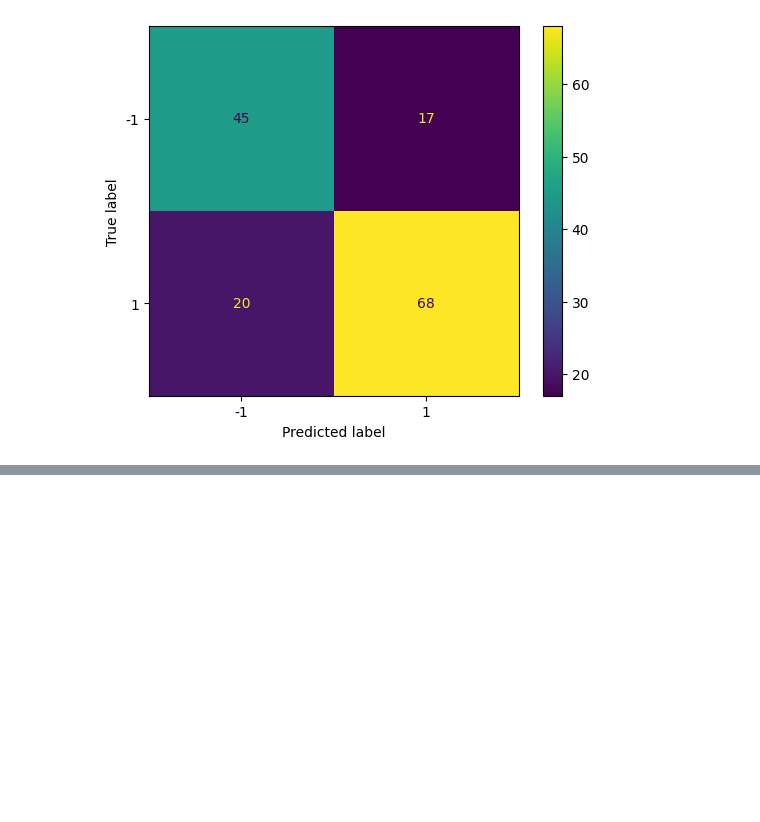
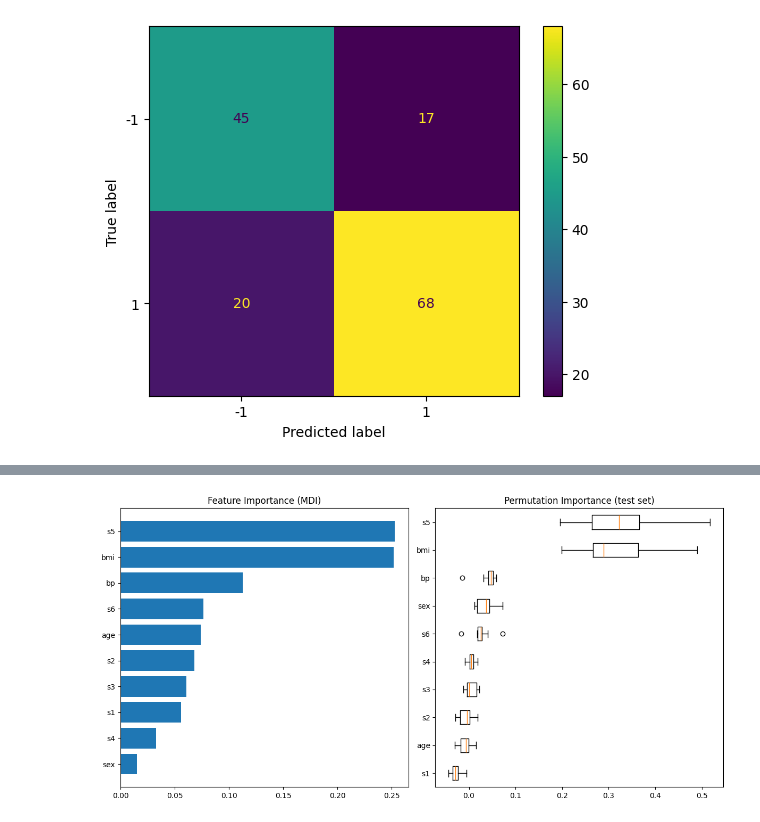
Before and after one commit to Manireddy69/Machine_learning, a Jupyter notebook: Classification/Ensemble methods.ipynb, the cells around one changed output, grey strips where cells are left out. Cells and saved outputs as stored; diff of their text form; code cells hidden in the pictures; blank space fills up the shorter version.

```diff
--- a/Classification/Ensemble methods.ipynb
+++ b/Classification/Ensemble methods.ipynb
@@ -181,0 +337,37 @@ ConfusionMatrixDisplay.from_estimator(ada, X_test, y_test)
+# %%
+import matplotlib
+from sklearn import datasets
+diabetes = datasets.load_diabetes()
+feature_importance = reg.feature_importances_
+sorted_idx = np.argsort(feature_importance)
+pos = np.arange(sorted_idx.shape[0]) + 0.5
+fig = plt.figure(figsize=(12, 6))
+plt.subplot(1, 2, 1)
+plt.barh(pos, feature_importance[sorted_idx], align="center")
+plt.yticks(pos, np.array(diabetes.feature_names)[sorted_idx])
+plt.title("Feature Importance (MDI)")
+
+result = permutation_importance(
+    reg, X_test, y_test, n_repeats=10, random_state=42, n_jobs=2
+)
+sorted_idx = result.importances_mean.argsort()
+plt.subplot(1, 2, 2)
+
+# `labels` argument in boxplot is deprecated in matplotlib 3.9 and has been
+# renamed to `tick_labels`. The following code handles this, but as a
+# scikit-learn user you probably can write simpler code by using `labels=...`
+# (matplotlib < 3.9) or `tick_labels=...` (matplotlib >= 3.9).
+tick_labels_parameter_name = (
+    "tick_labels"
+    if parse_version(matplotlib.__version__) >= parse_version("3.9")
+    else "labels"
+)
+tick_labels_dict = {
+    tick_labels_parameter_name: np.array(diabetes.feature_names)[sorted_idx]
+}
+plt.boxplot(result.importances[sorted_idx].T, vert=False, **tick_labels_dict)
+plt.title("Permutation Importance (test set)")
+fig.tight_layout()
+plt.show()
+# %% [output]
+[figure, added]
```
Also changed, not shown: parts of 10 cells of this notebook, 5 other files.
